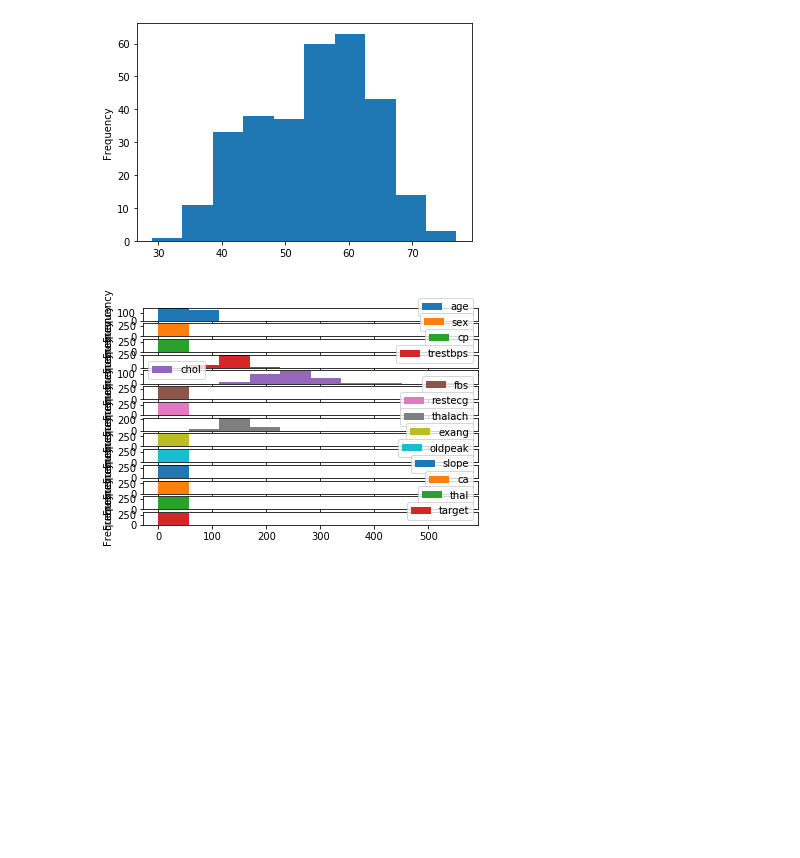
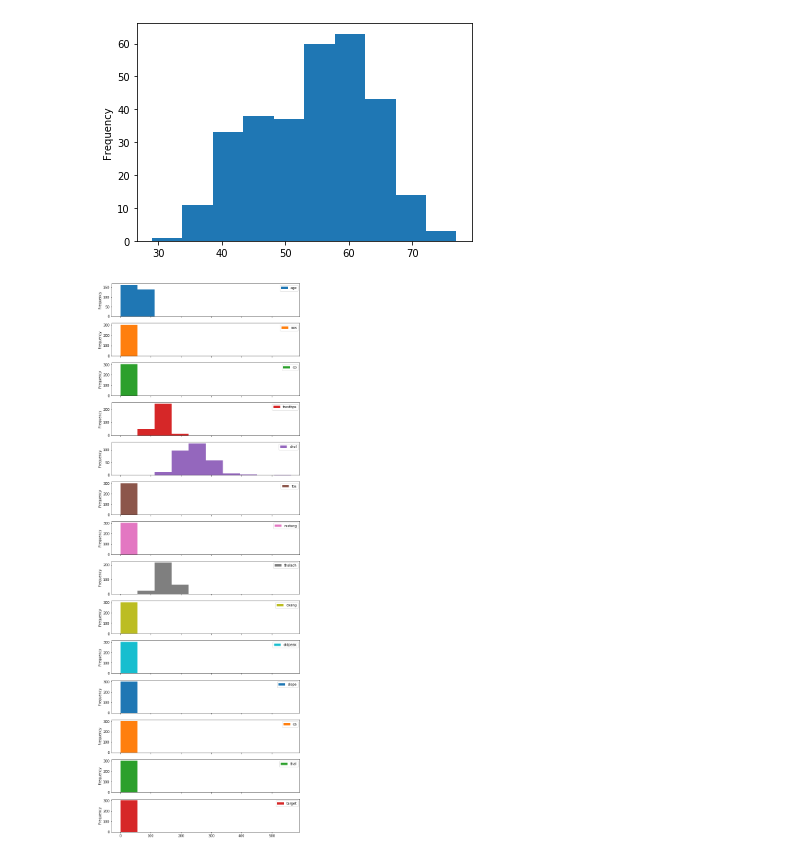
Before and after one commit to negreteo/conda_sample_project, a Jupyter notebook: introduction-to-matplotlib.ipynb, the cells around one changed output. Cells and saved outputs as stored; diff of their text form; code cells hidden in the pictures; blank space fills up the shorter version.

Commit message:
Plotting from Pandas DataFrames 5

```diff
--- a/introduction-to-matplotlib.ipynb
+++ b/introduction-to-matplotlib.ipynb
@@ -325,6 +325,6 @@ heart_disease["age"].plot.hist(bins=10);
 [figure]
 # %%
 # Subplots
-heart_disease.plot.hist(figsizsubplots=True);
+heart_disease.plot.hist(figsize=(10, 30), subplots=True);
 # %% [output]
-[figure, old version]
+[figure, new version]
```
Also changed, not shown: parts of 4 cells of this notebook.
